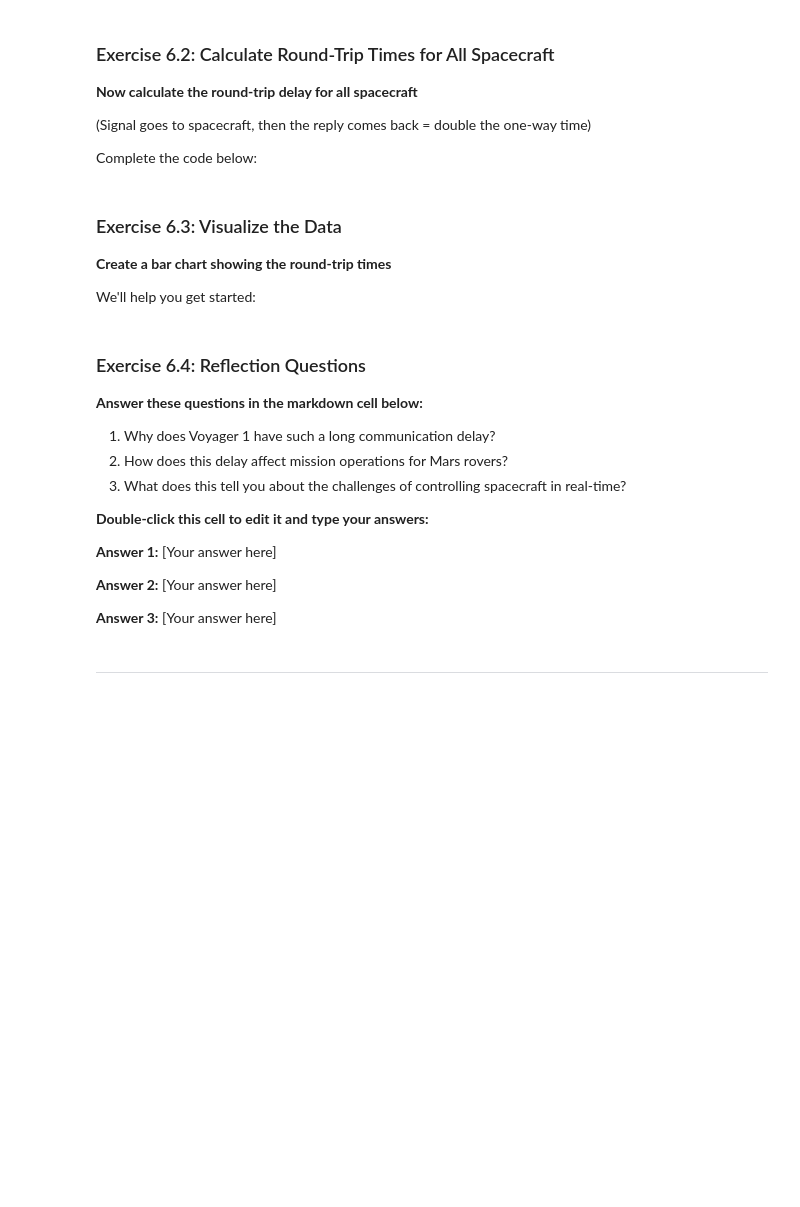
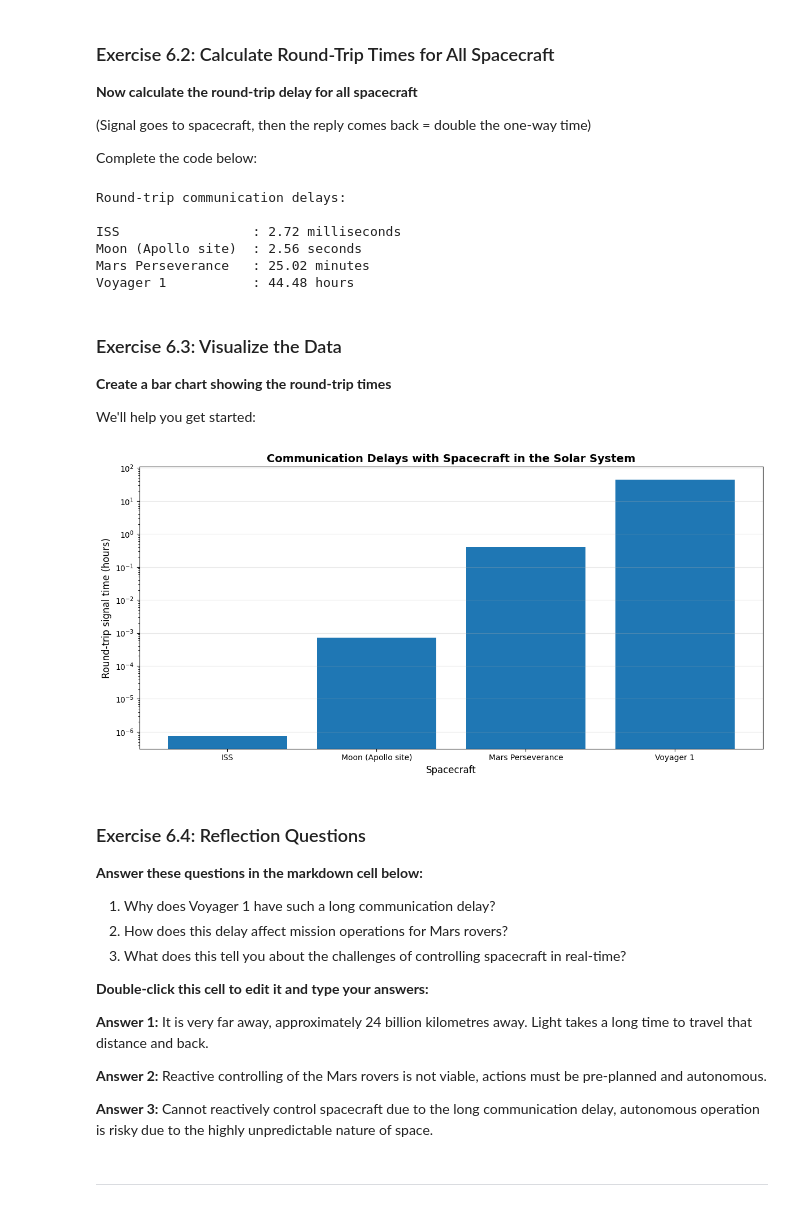
Before and after one commit to Tony-Luong/NPSC2002-workshops, a Jupyter notebook: Week_01_Introduction.ipynb, the cells around one changed output. Cells and saved outputs as stored; diff of their text form; code cells hidden in the pictures; blank space fills up the shorter version.

```diff
--- a/Week_01_Introduction.ipynb
+++ b/Week_01_Introduction.ipynb
@@ -436,11 +436,11 @@ print("Round-trip communication delays:\n")
 for spacecraft, distance in spacecraft_data.items():
     # Calculate one-way time
     # YOUR CODE HERE
-    one_way_time =
+    one_way_time = distance / speed_of_light_km_per_sec
 
     # Calculate round-trip time (multiply by 2)
     # YOUR CODE HERE
-    round_trip_time =
+    round_trip_time = one_way_time * 2
 
     # Display in appropriate units
     if round_trip_time < 1:
@@ -451,6 +451,13 @@ for spacecraft, distance in spacecraft_data.items():
         print(f"{spacecraft:20s}: {round_trip_time/60:.2f} minutes")
     else:
         print(f"{spacecraft:20s}: {round_trip_time/3600:.2f} hours")
+# %% [output]
+Round-trip communication delays:
+
+ISS                 : 2.72 milliseconds
+Moon (Apollo site)  : 2.56 seconds
+Mars Perseverance   : 25.02 minutes
+Voyager 1           : 44.48 hours
 # %% [markdown]
 ### Exercise 6.3: Visualize the Data
 
@@ -460,33 +467,35 @@ We'll help you get started:
 # %%
 import matplotlib.pyplot as plt
 
 # Calculate round-trip times and store them
 spacecraft_names = []
 round_trip_times_hours = []
 
 for spacecraft, distance in spacecraft_data.items():
     one_way_time = distance / speed_of_light_km_per_sec
     round_trip_time = one_way_time * 2
 
     spacecraft_names.append(spacecraft)
     round_trip_times_hours.append(round_trip_time / 3600)  # Convert to hours
 
 # Create the plot
 plt.figure(figsize=(12, 6))
 
 # YOUR CODE HERE: Create a bar chart
-
+plt.bar(spacecraft_names, round_trip_times_hours)
 
 # Add labels and title
 plt.ylabel('Round-trip signal time (hours)', fontsize=12)
 plt.xlabel('Spacecraft', fontsize=12)
 plt.title('Communication Delays with Spacecraft in the Solar System', fontsize=14, fontweight='bold')
 # YOUR CODE HERE: The values vary enormously - some are milliseconds, others are hours!
 # How can you display them all clearly on one chart?
 plt.grid(axis='y', alpha=0.3)
-
+plt.yscale("log")
 plt.tight_layout()
 plt.show()
+# %% [output]
+[figure, added]
 # %% [markdown]
 ### Exercise 6.4: Reflection Questions
 
@@ -498,11 +507,11 @@ plt.show()
 
 **Double-click this cell to edit it and type your answers:**
 
-**Answer 1:** [Your answer here]
+**Answer 1:** It is very far away, approximately 24 billion kilometres away. Light takes a long time to travel that distance and back.
 
-**Answer 2:** [Your answer here]
+**Answer 2:** Reactive controlling of the Mars rovers is not viable, actions must be pre-planned and autonomous.
 
-**Answer 3:** [Your answer here]
+**Answer 3:** Cannot reactively control spacecraft due to the long communication delay, autonomous operation is risky due to the highly unpredictable nature of space.
 # %% [markdown]
 ---
 # %% [markdown]
```
Also changed, not shown: parts of 1 cell of this notebook.
